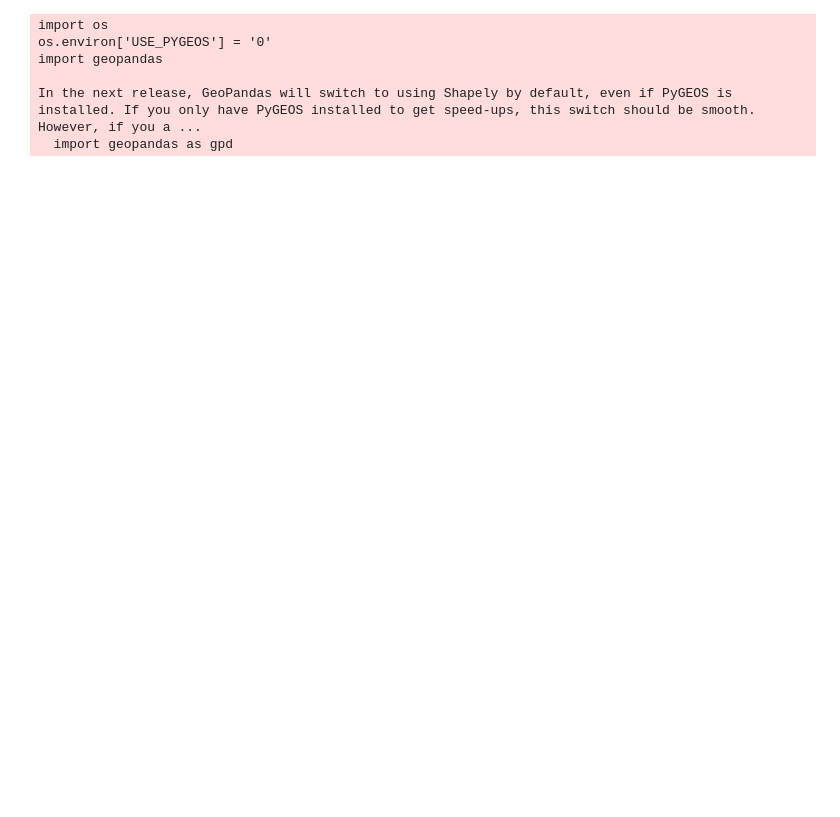
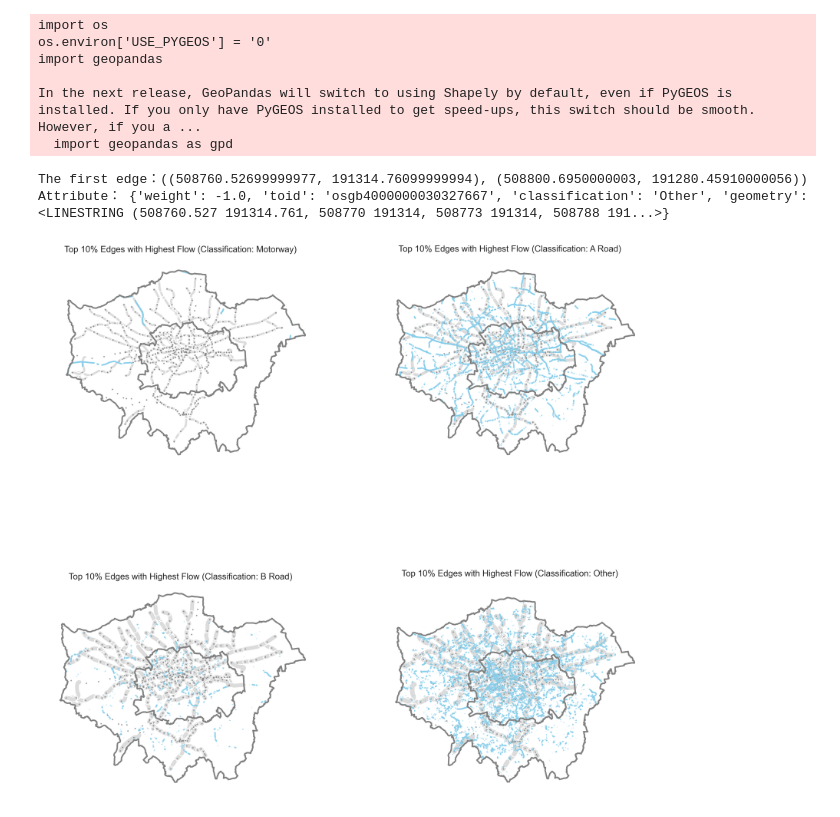
Before and after one commit to ZongheMa/Dissertation, a Jupyter notebook: graph.ipynb, the cells around one changed output. Cells and saved outputs as stored; diff of their text form; code cells hidden in the pictures; blank space fills up the shorter version.

```diff
--- a/graph.ipynb
+++ b/graph.ipynb
@@ -145,3 +149,22 @@ for index, row in flows_gdf.iterrows():
         # If the road is in the same direction, flows are from the starting point to the ending point
         graph.add_edge(from_node, to_node, weight=flow,
                        toid=row['toid'], classification=row['classification'], geometry=row['geometry'])
+# %%
+# 获取图中的所有边的列表
+edges_list = list(graph.edges())
+
+# 确保图中至少有一条边
+if edges_list:
+    # 获取第一条边的起始节点和目标节点
+    u, v = edges_list[0]
+
+    # 获取第一条边的属性
+    edge_attr = graph[u][v]
+
+    print(f"The first edge：({u}, {v})")
+    print("Attribute：", edge_attr)
+else:
+    print("No edge in the graph.")
+# %% [output]
+The first edge：((508760.52699999977, 191314.76099999994), (508800.6950000003, 191280.45910000056))
+Attribute： {'weight': -1.0, 'toid': 'osgb4000000030327667', 'classification': 'Other', 'geometry': <LINESTRING (508760.527 191314.761, 508770 191314, 508773 191314, 508788 191...>}
@@ -148 +183,38 @@ for index, row in flows_gdf.iterrows():
+# %%
+# Create a new figure and axis for the sub-plots
+fig, axs = plt.subplots(2, 2, figsize=(15, 15), dpi=300)
+
+# Loop through each desired classification and plot the corresponding subgraph
+for i, desired_classification in tqdm(enumerate(desired_classifications)):
+    # Create a subgraph containing only the top 10% edges with the specified 'classification'
+    subgraph = graph.edge_subgraph(
+        [(u, v) for u, v in top_10_edges_nodes if graph[u][v]['classification'] == desired_classification])
+
+    # Get the positions of nodes using the 'pos' attribute
+    node_positions = nx.get_node_attributes(subgraph, 'pos')
+
+    # Add a subplot for each desired classification
+    ax1 = axs[i // 2, i % 2]
+
+    # plot the background map
+    inoutter.boundary.plot(color='gray', ax=ax1, linewidth=2)
+    tube_line['geometry'] = tube_line.geometry.buffer(100)
+    tube_line.plot(color='gainsboro', ax=ax1, legend=True)
+    tube_station.plot(color='gray', alpha=0.7, ax=ax1, legend=True, markersize=1, )
+
+    try:
+        # Draw edges
+        nx.draw_networkx_edges(subgraph, pos=node_positions, width=2, edge_color='skyblue', ax=ax1)
+
+        # Set the graph title and axis visibility
+        ax1.set_title(f'Top 10% Edges with Highest Flow (Classification: {desired_classification})')
+        ax1.axis('off')
+
+    except Exception as e:
+        print(f"An error occurred for the classification '{desired_classification}': {e}")
+
+# Display the plots
+plt.show()
+# %% [output]
+[figure, added]
 # %%
```
Also changed, not shown: parts of 6 cells of this notebook, 1 other file.
